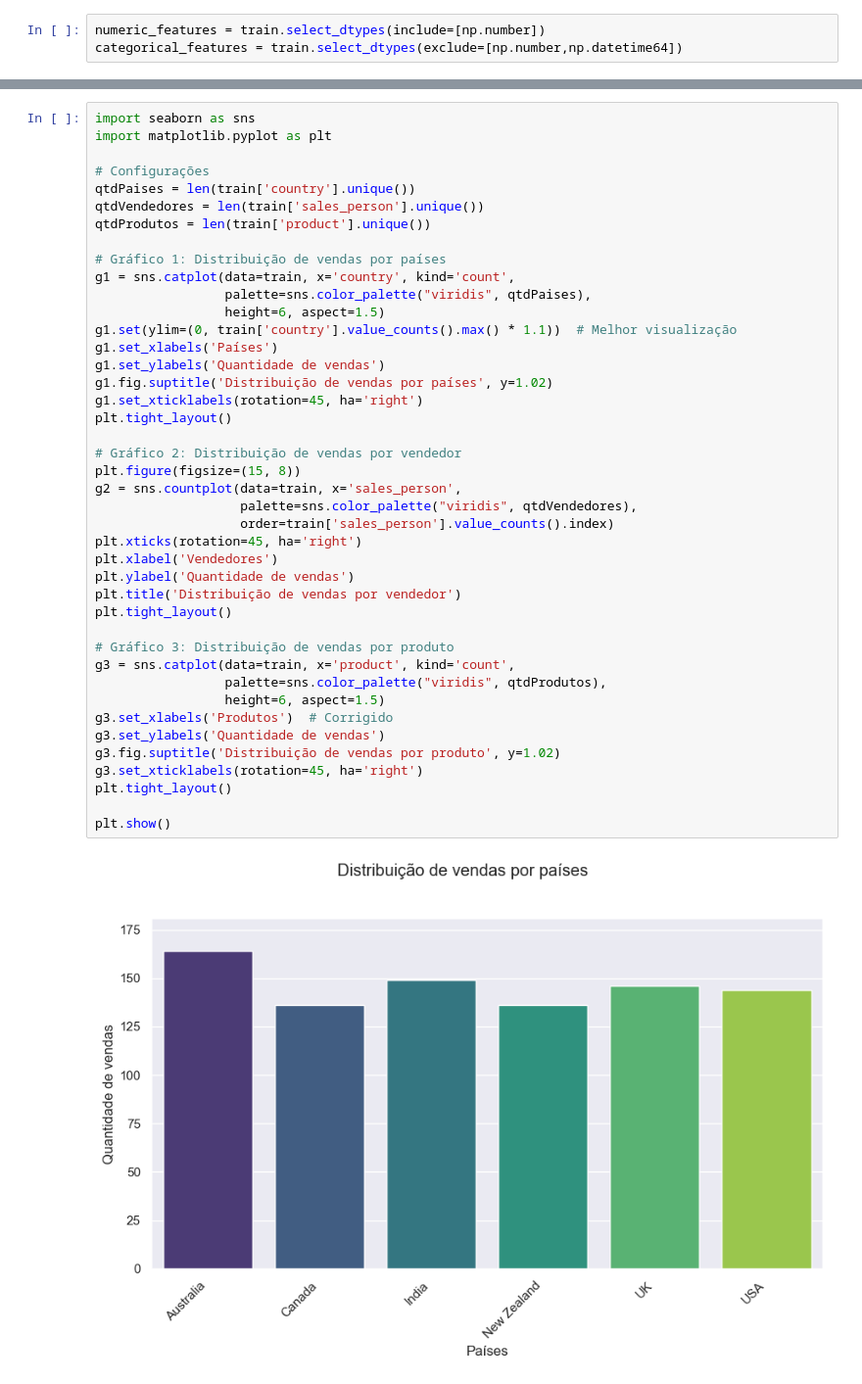
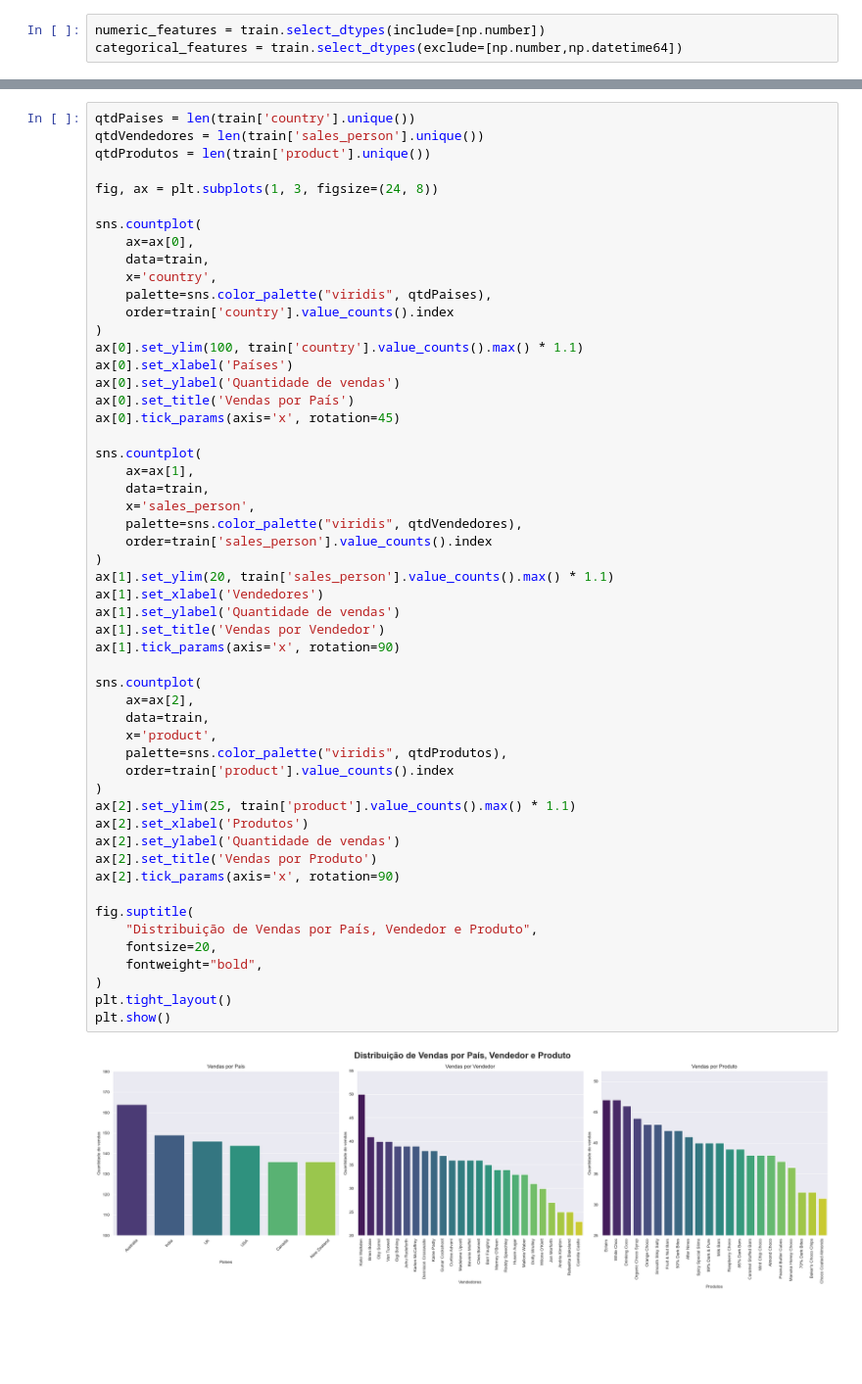
Before and after one commit to MatheusFran/ElasticidadePreco, a Jupyter notebook: notebooks/0.01-EDA.ipynb, the cells around one changed output, grey strips where cells are left out. Shown at 98% size. Saved outputs shown, nothing was run; the diff lists cells and outputs as text; blank space fills up the shorter version.

```diff
--- a/notebooks/0.01-EDA.ipynb
+++ b/notebooks/0.01-EDA.ipynb
@@ -240,44 +188,55 @@ Name: count, dtype: int64
 # %%
-import seaborn as sns
-import matplotlib.pyplot as plt
-
-# Configurações
 qtdPaises = len(train['country'].unique())
 qtdVendedores = len(train['sales_person'].unique())
 qtdProdutos = len(train['product'].unique())
 
-# Gráfico 1: Distribuição de vendas por países
-g1 = sns.catplot(data=train, x='country', kind='count',
-                 palette=sns.color_palette("viridis", qtdPaises),
-                 height=6, aspect=1.5)
-g1.set(ylim=(0, train['country'].value_counts().max() * 1.1))  # Melhor visualização
-g1.set_xlabels('Países')
-g1.set_ylabels('Quantidade de vendas')
-g1.fig.suptitle('Distribuição de vendas por países', y=1.02)
-g1.set_xticklabels(rotation=45, ha='right')
+fig, ax = plt.subplots(1, 3, figsize=(24, 8))
+
+sns.countplot(
+    ax=ax[0],
+    data=train,
+    x='country',
+    palette=sns.color_palette("viridis", qtdPaises),
+    order=train['country'].value_counts().index
+)
+ax[0].set_ylim(100, train['country'].value_counts().max() * 1.1)
+ax[0].set_xlabel('Países')
+ax[0].set_ylabel('Quantidade de vendas')
+ax[0].set_title('Vendas por País')
+ax[0].tick_params(axis='x', rotation=45)
+
+sns.countplot(
+    ax=ax[1],
+    data=train,
+    x='sales_person',
+    palette=sns.color_palette("viridis", qtdVendedores),
+    order=train['sales_person'].value_counts().index
+)
+ax[1].set_ylim(20, train['sales_person'].value_counts().max() * 1.1)
+ax[1].set_xlabel('Vendedores')
+ax[1].set_ylabel('Quantidade de vendas')
+ax[1].set_title('Vendas por Vendedor')
+ax[1].tick_params(axis='x', rotation=90)
+
+sns.countplot(
+    ax=ax[2],
+    data=train,
+    x='product',
+    palette=sns.color_palette("viridis", qtdProdutos),
+    order=train['product'].value_counts().index
+)
+ax[2].set_ylim(25, train['product'].value_counts().max() * 1.1)
+ax[2].set_xlabel('Produtos')
+ax[2].set_ylabel('Quantidade de vendas')
+ax[2].set_title('Vendas por Produto')
+ax[2].tick_params(axis='x', rotation=90)
+
+fig.suptitle(
+    "Distribuição de Vendas por País, Vendedor e Produto",
+    fontsize=20,
+    fontweight="bold",
+)
 plt.tight_layout()
-
-# Gráfico 2: Distribuição de vendas por vendedor
-plt.figure(figsize=(15, 8))
-g2 = sns.countplot(data=train, x='sales_person',
-                   palette=sns.color_palette("viridis", qtdVendedores),
-                   order=train['sales_person'].value_counts().index)
-plt.xticks(rotation=45, ha='right')
-plt.xlabel('Vendedores')
-plt.ylabel('Quantidade de vendas')
-plt.title('Distribuição de vendas por vendedor')
-plt.tight_layout()
-
-# Gráfico 3: Distribuição de vendas por produto
-g3 = sns.catplot(data=train, x='product', kind='count',
-                 palette=sns.color_palette("viridis", qtdProdutos),
-                 height=6, aspect=1.5)
-g3.set_xlabels('Produtos')  # Corrigido
-g3.set_ylabels('Quantidade de vendas')
-g3.fig.suptitle('Distribuição de vendas por produto', y=1.02)
-g3.set_xticklabels(rotation=45, ha='right')
-plt.tight_layout()
-
 plt.show()
 # %% [output]
-[figure, old version]
+[figure, new version]
```
Also changed, not shown: parts of 24 cells of this notebook, 1 other file.
